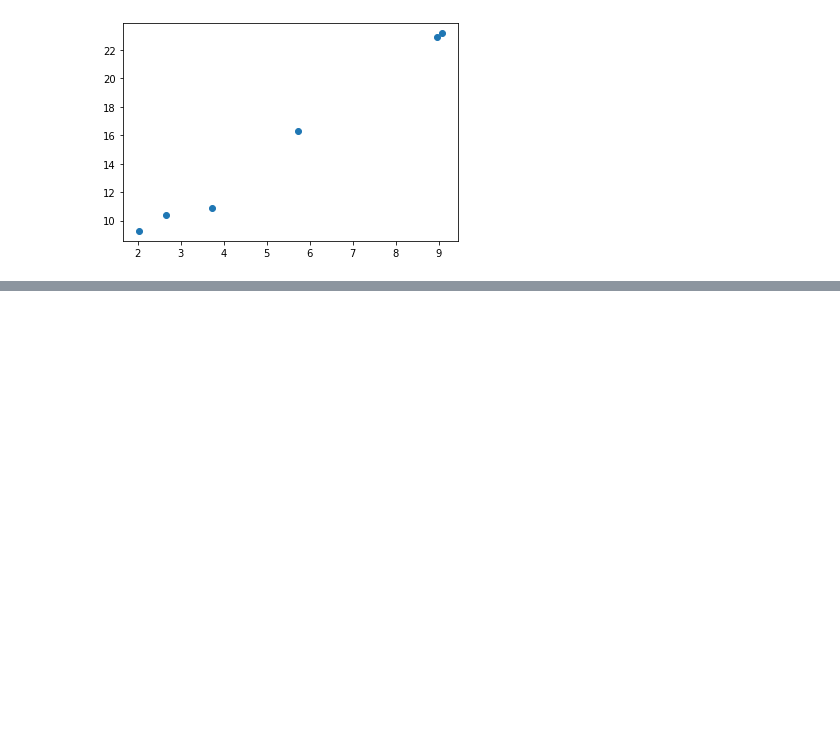
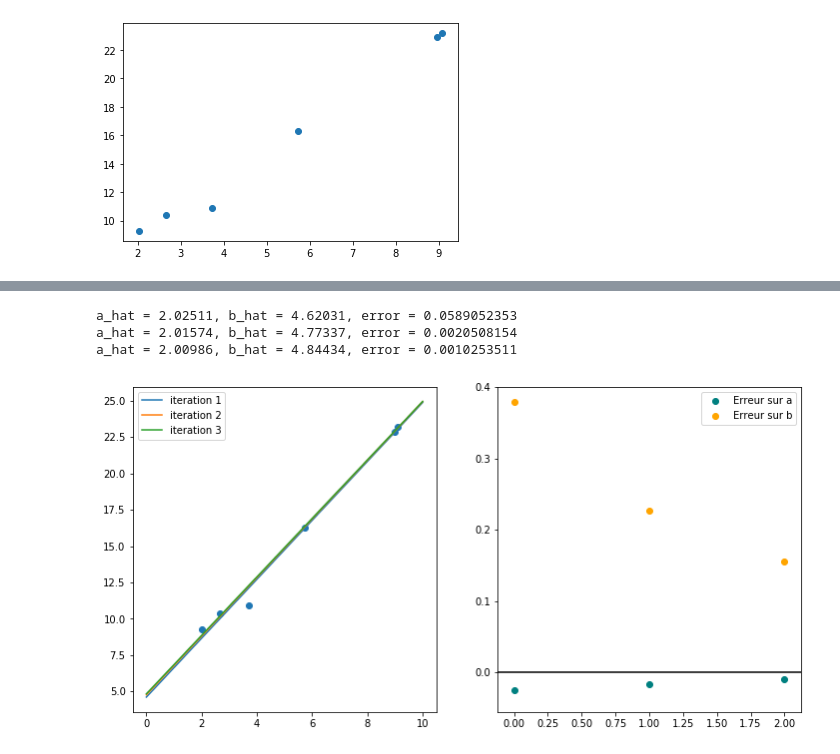
Before and after one commit to hugolmn/p20, a Jupyter notebook: AI06/TD03.ipynb, the cells around one changed output, grey strips where cells are left out. Cells and saved outputs as stored; diff of their text form; code cells hidden in the pictures; blank space fills up the shorter version.

```diff
--- a/AI06/TD03.ipynb
+++ b/AI06/TD03.ipynb
@@ -73,0 +135,42 @@ plt.show()
+# %%
+# True parameters
+a = 2
+b = 5
+# %%
+# Initialisation
+df['weight'] = 1 / len(df)
+df
+
+err_a = []
+err_b = []
+
+plt.figure(figsize=(12,6))
+ax1 = plt.subplot(1,2,1)
+ax2 = plt.subplot(1,2,2)
+
+# Main loop
+for i in range(3):
+    a_hat = (np.sum(df.weight * df.x * df.y) - np.sum(df.weight * df.x)*np.sum(df.weight * df.y)) / (np.sum(df.weight * df.x**2) - np.sum(df.weight * df.x)**2)
+    b_hat = np.sum(df.weight * df.y) - a_hat * np.sum(df.weight * df.x)
+    err = np.sum((df.weight * (df.y - (a_hat * df.x + b_hat)))**2)
+    print('a_hat = {:.5f}, b_hat = {:.5f}, error = {:.10f}'.format(a_hat, b_hat, err))
+    df['weight'] = 1 / np.abs(df.y - (a_hat * df.x + b_hat))
+    df['weight'] = df['weight'] / df['weight'].sum()
+
+    ax1.plot(np.linspace(0,10,10), a_hat*np.linspace(0,10,10) + b_hat, label='iteration {}'.format(i+1))
+    err_a.append(a - a_hat)
+    err_b.append(b - b_hat)
+
+ax2.scatter(np.arange(len(err_a)), err_a, color='teal', label='Erreur sur a')
+ax2.scatter(np.arange(len(err_b)), err_b, color='orange', label='Erreur sur b')
+
+ax1.scatter(df.x, df.y)
+ax2.axhline(0, color='k')
+ax1.legend()
+ax2.legend()
+plt.show()
+# %% [output]
+a_hat = 2.02511, b_hat = 4.62031, error = 0.0589052353
+a_hat = 2.01574, b_hat = 4.77337, error = 0.0020508154
+a_hat = 2.00986, b_hat = 4.84434, error = 0.0010253511
+[figure, added]
```
Also changed, not shown: parts of 12 cells of this notebook.
